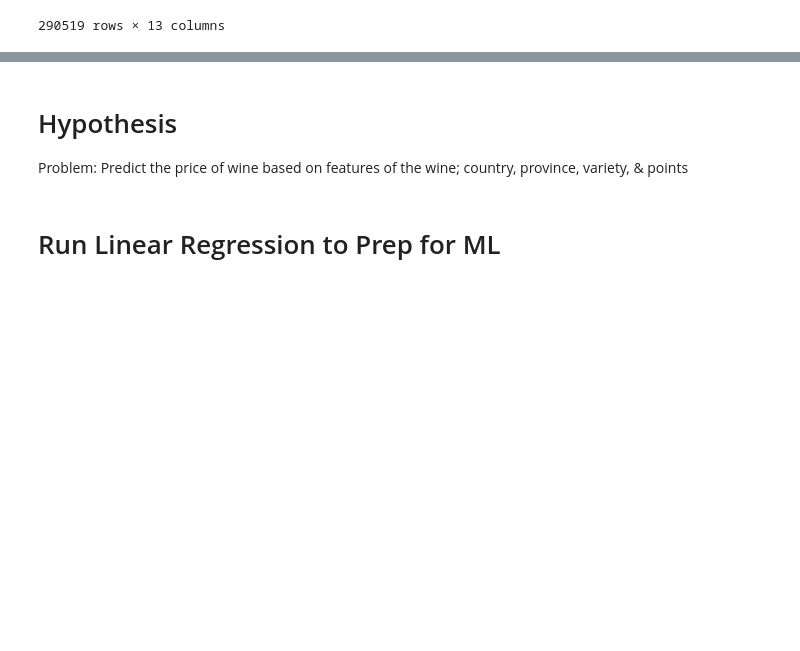
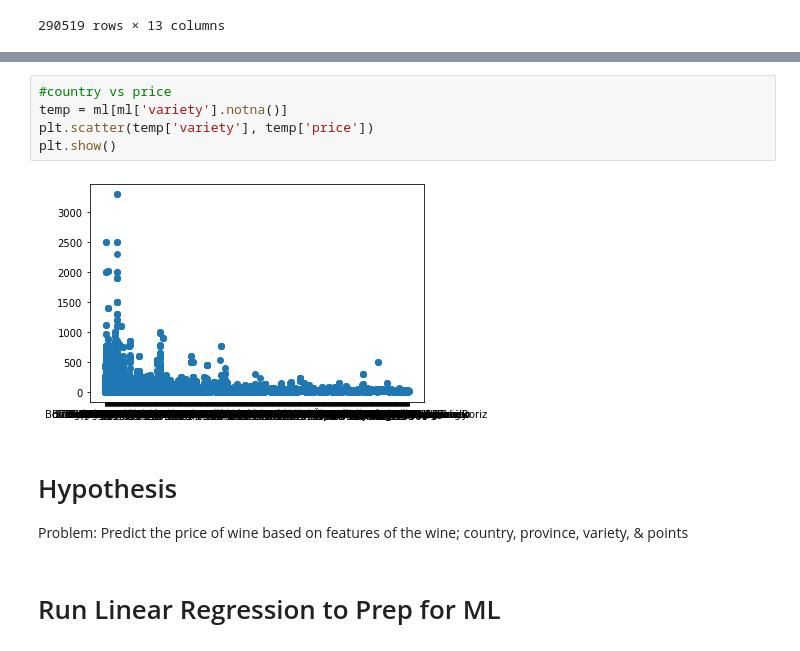
Before and after one commit to miladdavoodi9/Wine_Pricing_Model, a Jupyter notebook: WineProject.ipynb, the cells around one changed output, grey strips where cells are left out. Drawn from its saved outputs; the diff is of its cells as text; blank space fills up the shorter version.

```diff
--- a/WineProject.ipynb
+++ b/WineProject.ipynb
@@ -175,3 +207,10 @@ How many varieties are there?
+# %%
+#country vs price
+temp = ml[ml['variety'].notna()]
+plt.scatter(temp['variety'], temp['price'])
+plt.show()
+# %% [output]
+[figure, added]
 # %% [markdown]
 # Hypothesis
 Problem: Predict the price of wine based on features of the wine; country, province, variety, & points
```
Also changed, not shown: parts of 5 cells of this notebook.
